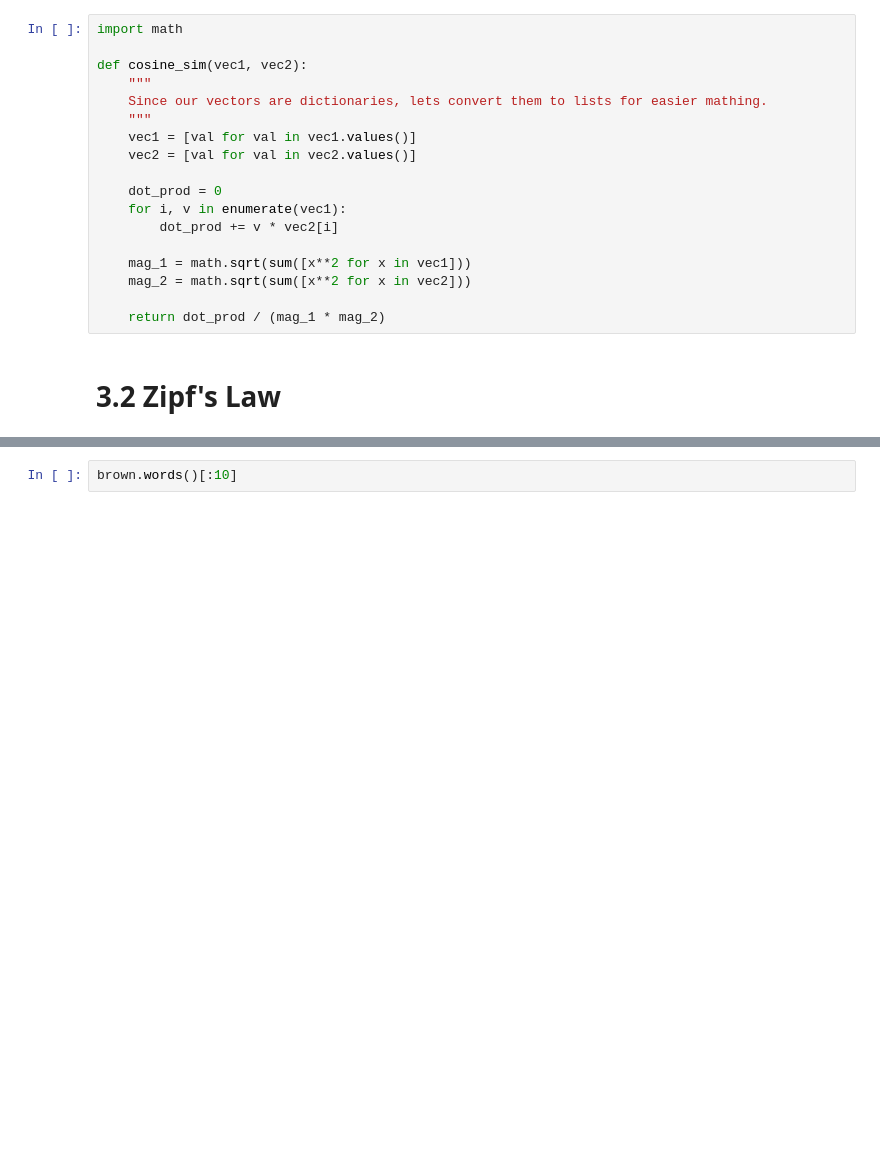
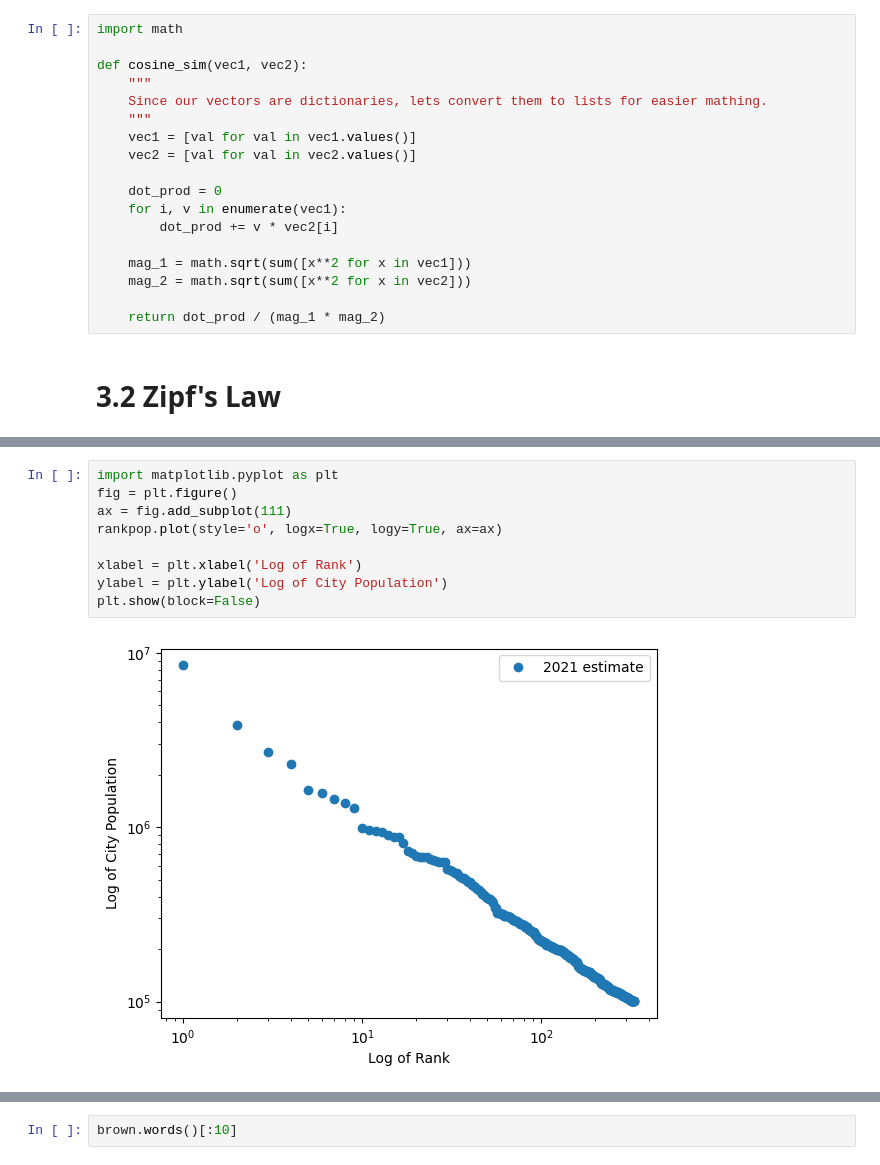
Before and after one commit to YeabinMoonEcon/BUS211, a Jupyter notebook: BUS243_NLP/lecture_codes/lecture3.ipynb, the cells around one changed output, grey strips where cells are left out. Drawn from its saved outputs; the diff is of its cells as text; blank space fills up the shorter version.

```diff
--- a/BUS243_NLP/lecture_codes/lecture3.ipynb
+++ b/BUS243_NLP/lecture_codes/lecture3.ipynb
@@ -327,0 +366,11 @@ print(len(brown.words()))  # words is a builtin method of the nltk corpus object
+# %%
+import matplotlib.pyplot as plt
+fig = plt.figure()
+ax = fig.add_subplot(111)
+rankpop.plot(style='o', logx=True, logy=True, ax=ax)
+
+xlabel = plt.xlabel('Log of Rank')
+ylabel = plt.ylabel('Log of City Population')
+plt.show(block=False)
+# %% [output]
+[figure, added]
```
Also changed, not shown: parts of 37 cells of this notebook, 3 other files.
